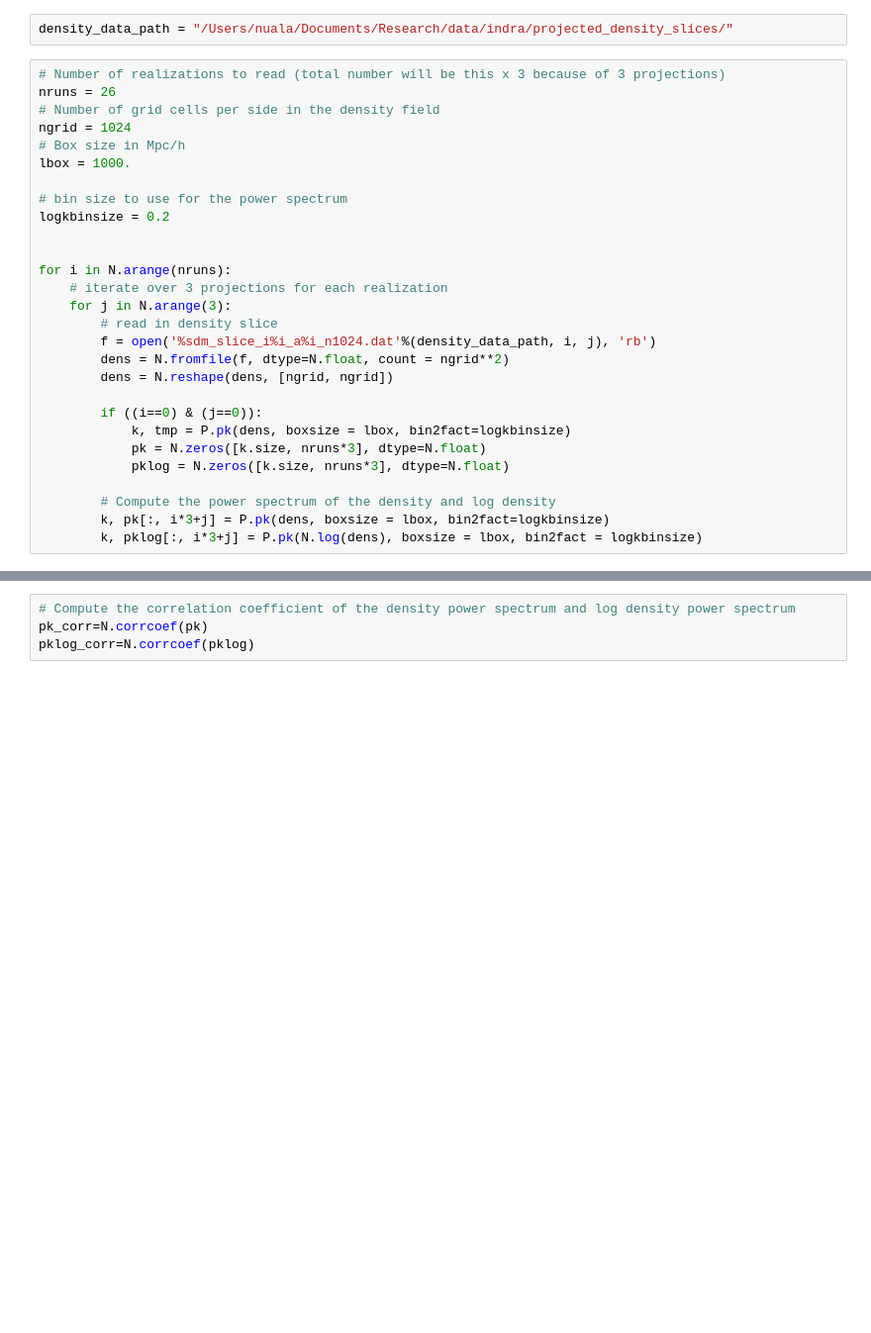
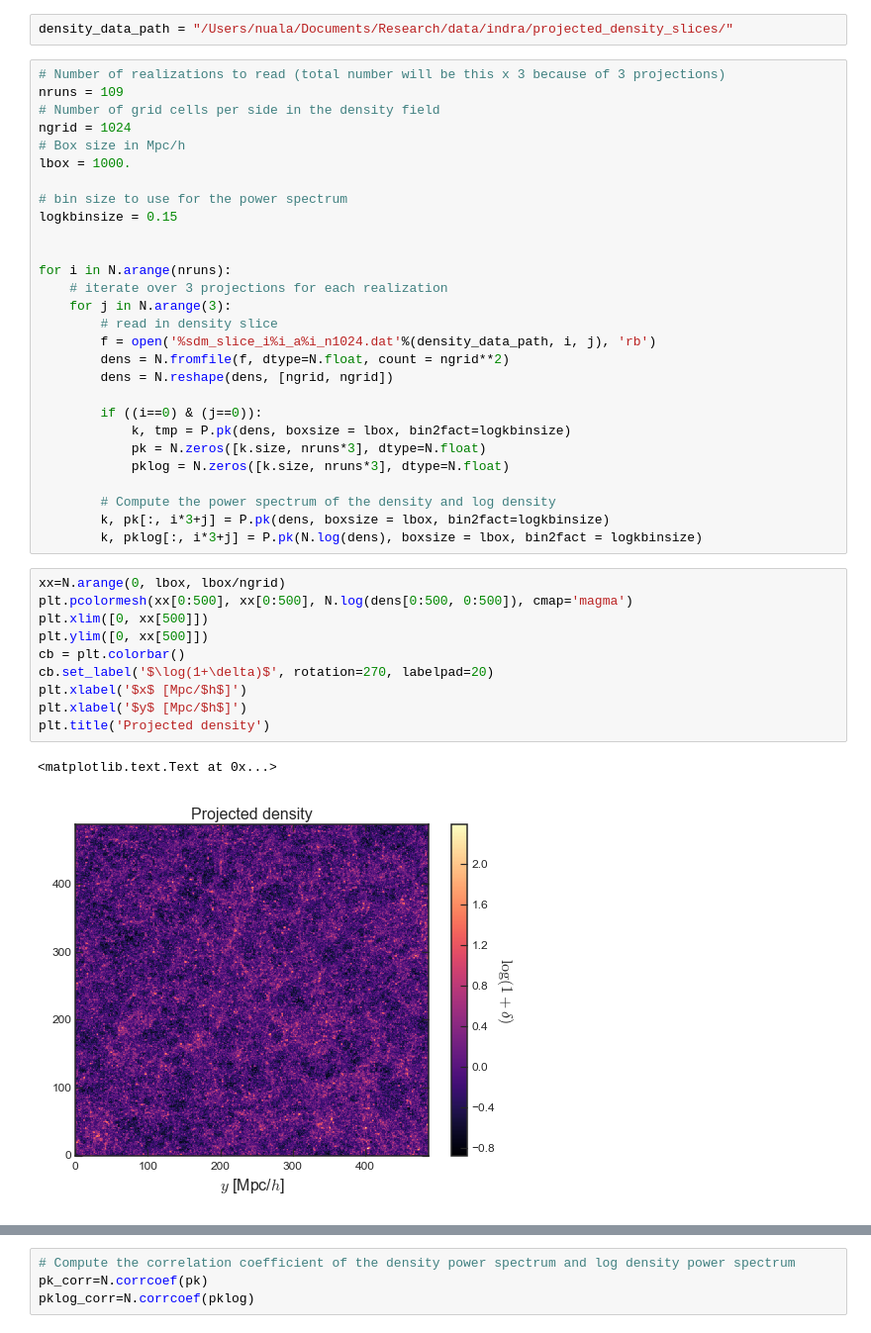
Before and after one commit to nualamccullagh/mg-log-xform, a Jupyter notebook: Projected density power spectrum covariance Indra.ipynb, the cells around one changed output, grey strips where cells are left out. Shown: that part at 99% size. Drawn from its saved outputs; the diff is of its cells as text; blank space fills up the shorter version.

```diff
--- a/Projected density power spectrum covariance Indra.ipynb
+++ b/Projected density power spectrum covariance Indra.ipynb
@@ -10,14 +10,14 @@ import power as P
 density_data_path = "/Users/nuala/Documents/Research/data/indra/projected_density_slices/"
 # %%
 # Number of realizations to read (total number will be this x 3 because of 3 projections)
-nruns = 26
+nruns = 109
 # Number of grid cells per side in the density field
 ngrid = 1024
 # Box size in Mpc/h
 lbox = 1000.
 
 # bin size to use for the power spectrum
-logkbinsize = 0.2
+logkbinsize = 0.15
 
 
 for i in N.arange(nruns):
@@ -36,6 +36,19 @@ for i in N.arange(nruns):
         # Compute the power spectrum of the density and log density
         k, pk[:, i*3+j] = P.pk(dens, boxsize = lbox, bin2fact=logkbinsize)
         k, pklog[:, i*3+j] = P.pk(N.log(dens), boxsize = lbox, bin2fact = logkbinsize)
+# %%
+xx=N.arange(0, lbox, lbox/ngrid)
+plt.pcolormesh(xx[0:500], xx[0:500], N.log(dens[0:500, 0:500]), cmap='magma')
+plt.xlim([0, xx[500]])
+plt.ylim([0, xx[500]])
+cb = plt.colorbar()
+cb.set_label('$\log(1+\delta)$', rotation=270, labelpad=20)
+plt.xlabel('$x$ [Mpc/$h$]')
+plt.xlabel('$y$ [Mpc/$h$]')
+plt.title('Projected density')
+# %% [output]
+<matplotlib.text.Text at 0x...>
+[figure, added]
 # %%
 nplot = 10
 
```
Also changed, not shown: parts of 4 cells of this notebook.
